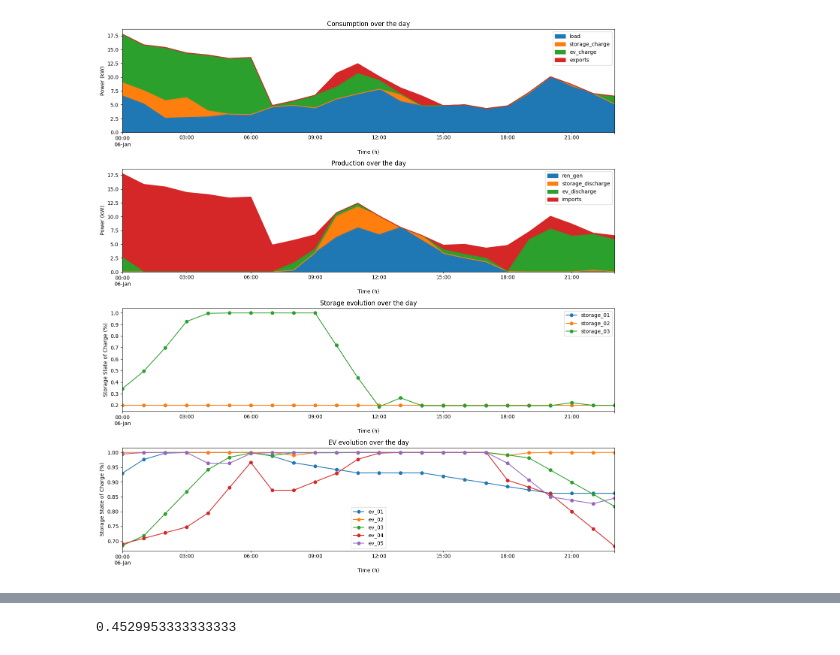
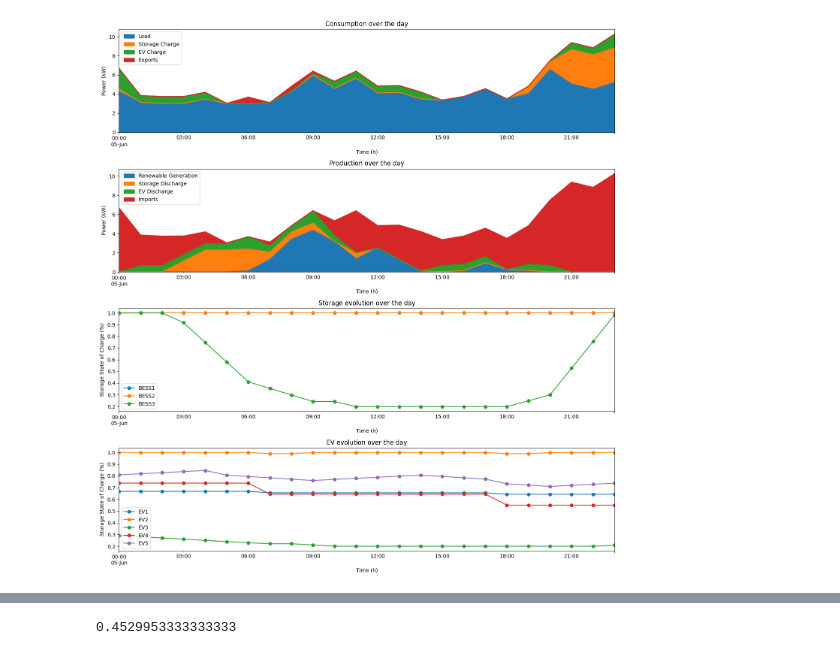
Before and after one commit to ECGomes/pyecom, a Jupyter notebook: notebooks/scenarios/priority_testing/result_visualization.ipynb, the cells around one changed output, grey strips where cells are left out. Drawn from its saved outputs; the diff is of its cells as text; code cells hidden in the pictures.

```diff
--- a/notebooks/scenarios/priority_testing/result_visualization.ipynb
+++ b/notebooks/scenarios/priority_testing/result_visualization.ipynb
@@ -319,41 +346,37 @@ dtype: float64
 # %%
 # Plot the resource usage over a day
 
-DAY = '2020-01-06'
-MODEL = 'priority_paper_v3'
-# 'priority_baseline_paper_v0', 'priority_baseline_paper_v1', 'priority_paper_v0'
-# 'priority_paper_v1', 'priority_seq_paper_v0', 'priority_seq_paper_v1'
+DAY = '2020-6-5'
+MODEL = 'adaptive'
 
 fig, ax = plt.subplots(4, 1, figsize=(14, 15))
 
 # Do an area plot for the consumption
-consumptions[MODEL].loc[DAY].plot(kind='area', ax=ax[0], stacked=True)
+consumptions[MODEL].loc[DAY].plot(kind='area', ax=ax[0], stacked=True,
+                                  xlabel='Time (h)', ylabel='Power (kW)',
+                                  title='Consumption over the day')
 
 # Do an area plot for the production
-productions[MODEL].loc[DAY].plot(kind='area', ax=ax[1], stacked=True)
-
-ax[0].set_title('Consumption over the day')
-ax[0].set_ylabel('Power (kW)')
-ax[0].set_xlabel('Time (h)')
-
-ax[1].set_title('Production over the day')
-ax[1].set_ylabel('Power (kW)')
-ax[1].set_xlabel('Time (h)')
+productions[MODEL].loc[DAY].plot(kind='area', ax=ax[1], stacked=True,
+                                 xlabel='Time (h)', ylabel='Power (kW)',
+                                 title='Production over the day')
 
 # Plot the evolution of the storages over the day
 test_data[MODEL].loc[DAY][['storage_01', 'storage_02', 'storage_03']].plot(ax=ax[2], marker='o')
-ax[2].set_title('Storage evolution over the day')
+ax[2].set_title(f'Storage evolution over the day')
 ax[2].set_ylabel('Storage State of Charge (%)')
 ax[2].set_xlabel('Time (h)')
+ax[2].legend(['BESS1', 'BESS2', 'BESS3'])
 
 # Plot the evolution of the EVs over the day
 test_data[MODEL].loc[DAY][['ev_01', 'ev_02', 'ev_03', 'ev_04', 'ev_05']].plot(ax=ax[3], marker='o', linestyle='-')
 ax[3].set_title('EV evolution over the day')
 ax[3].set_ylabel('Storage State of Charge (%)')
 ax[3].set_xlabel('Time (h)')
+ax[3].legend(['EV1', 'EV2', 'EV3', 'EV4', 'EV5'])
 
 plt.tight_layout()
 
 plt.show()
 # %% [output]
-[figure, old version]
+[figure, new version]
```
Also changed, not shown: parts of 40 cells of this notebook, 10 other files.
